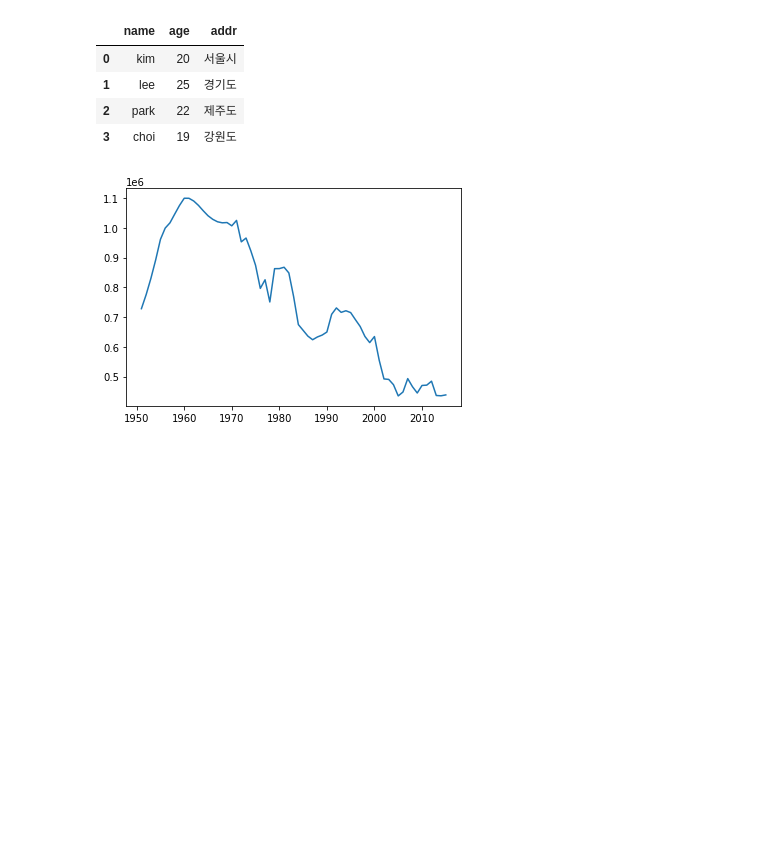
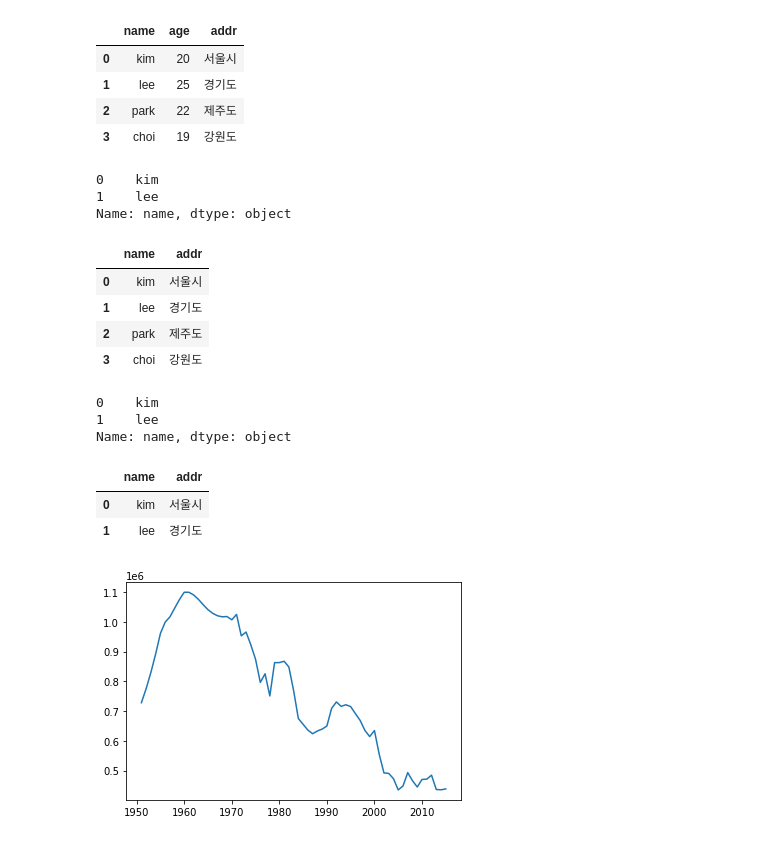
Before and after one commit to Marchosias72/AI_Data_Python, a Jupyter notebook: 3주차_정리.ipynb, the cells around one changed output. Saved outputs shown, nothing was run; the diff lists cells and outputs as text; code cells hidden in the pictures; blank space fills up the shorter version.

```diff
--- a/3주차_정리.ipynb
+++ b/3주차_정리.ipynb
@@ -318,6 +318,34 @@ df2
 | 1 | lee | 25 | 경기도 |
 | 2 | park | 22 | 제주도 |
 | 3 | choi | 19 | 강원도 |
+# %%
+df2['name'][0:2] #행과 열 선택
+# %% [output]
+0    kim
+1    lee
+Name: name, dtype: object
+# %%
+df2[['name','addr']] #여러개의 칼럼 선택
+# %% [output]
+|  | name | addr |
+| 0 | kim | 서울시 |
+| 1 | lee | 경기도 |
+| 2 | park | 제주도 |
+| 3 | choi | 강원도 |
+# %%
+df3 = df2.name[0:2] #행과 열 선택/ 새로운 변수에 저장
+df3
+# %% [output]
+0    kim
+1    lee
+Name: name, dtype: object
+# %%
+df4 = df2[['name','addr']][0:2]
+df4
+# %% [output]
+|  | name | addr |
+| 0 | kim | 서울시 |
+| 1 | lee | 경기도 |
 # %%
 import matplotlib.pyplot as plt
 import pandas as pd
```
